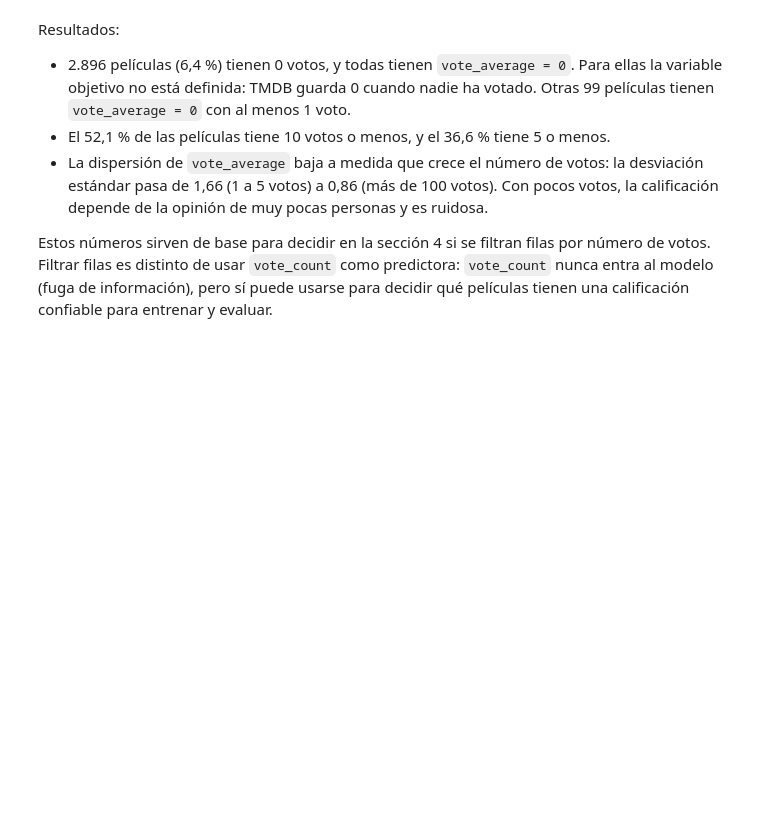
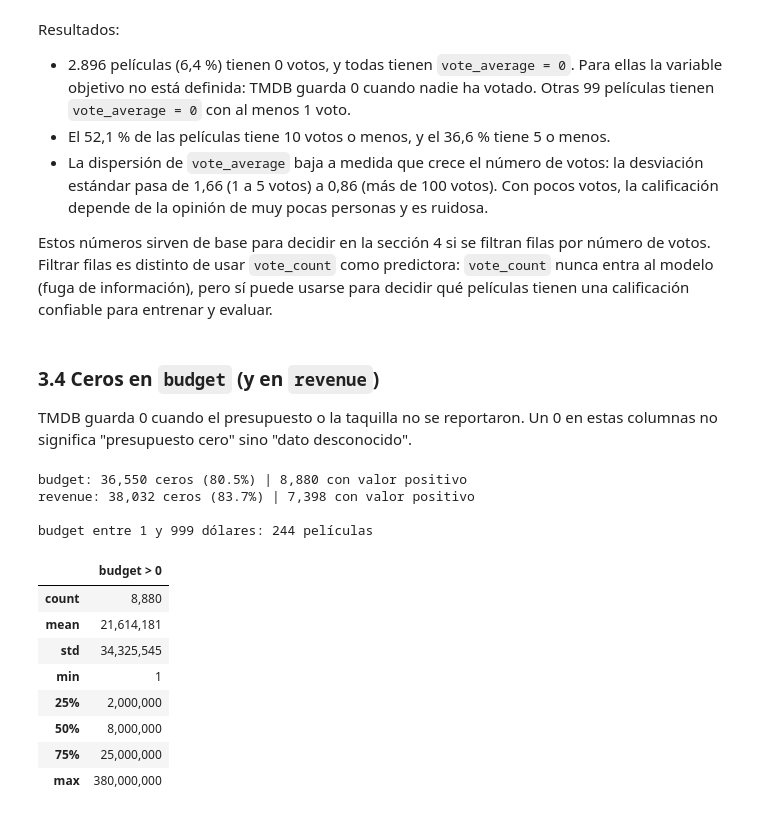
Before and after one commit to amunera66/proyecto-modelos-1, a Jupyter notebook: fase-1/fase1_modelo_predictivo.ipynb, the cells around one changed output. Saved outputs shown, nothing was run; the diff lists cells and outputs as text; code cells hidden in the pictures; blank space fills up the shorter version.

```diff
--- a/fase-1/fase1_modelo_predictivo.ipynb
+++ b/fase-1/fase1_modelo_predictivo.ipynb
@@ -338,3 +338,29 @@ Resultados:
 - La dispersión de `vote_average` baja a medida que crece el número de votos: la desviación estándar pasa de 1,66 (1 a 5 votos) a 0,86 (más de 100 votos). Con pocos votos, la calificación depende de la opinión de muy pocas personas y es ruidosa.
 
 Estos números sirven de base para decidir en la sección 4 si se filtran filas por número de votos. Filtrar filas es distinto de usar `vote_count` como predictora: `vote_count` nunca entra al modelo (fuga de información), pero sí puede usarse para decidir qué películas tienen una calificación confiable para entrenar y evaluar.
+# %% [markdown]
+### 3.4 Ceros en `budget` (y en `revenue`)
+
+TMDB guarda 0 cuando el presupuesto o la taquilla no se reportaron. Un 0 en estas columnas no significa "presupuesto cero" sino "dato desconocido".
+# %%
+for col in ["budget", "revenue"]:
+    ceros = (df[col] == 0).sum()
+    print(f"{col}: {ceros:,} ceros ({ceros / len(df):.1%}) | {(df[col] > 0).sum():,} con valor positivo")
+
+presupuesto_pequeno = (df["budget"] > 0) & (df["budget"] < 1000)
+print(f"\nbudget entre 1 y 999 dólares: {presupuesto_pequeno.sum()} películas")
+df.loc[df["budget"] > 0, "budget"].describe().apply(lambda v: f"{v:,.0f}").to_frame("budget > 0")
+# %% [output]
+budget: 36,550 ceros (80.5%) | 8,880 con valor positivo
+revenue: 38,032 ceros (83.7%) | 7,398 con valor positivo
+
+budget entre 1 y 999 dólares: 244 películas
+|  | budget > 0 |
+| count | 8,880 |
+| mean | 21,614,181 |
+| std | 34,325,545 |
+| min | 1 |
+| 25% | 2,000,000 |
+| 50% | 8,000,000 |
+| 75% | 25,000,000 |
+| max | 380,000,000 |
```
Also changed, not shown: parts of 14 cells of this notebook.
